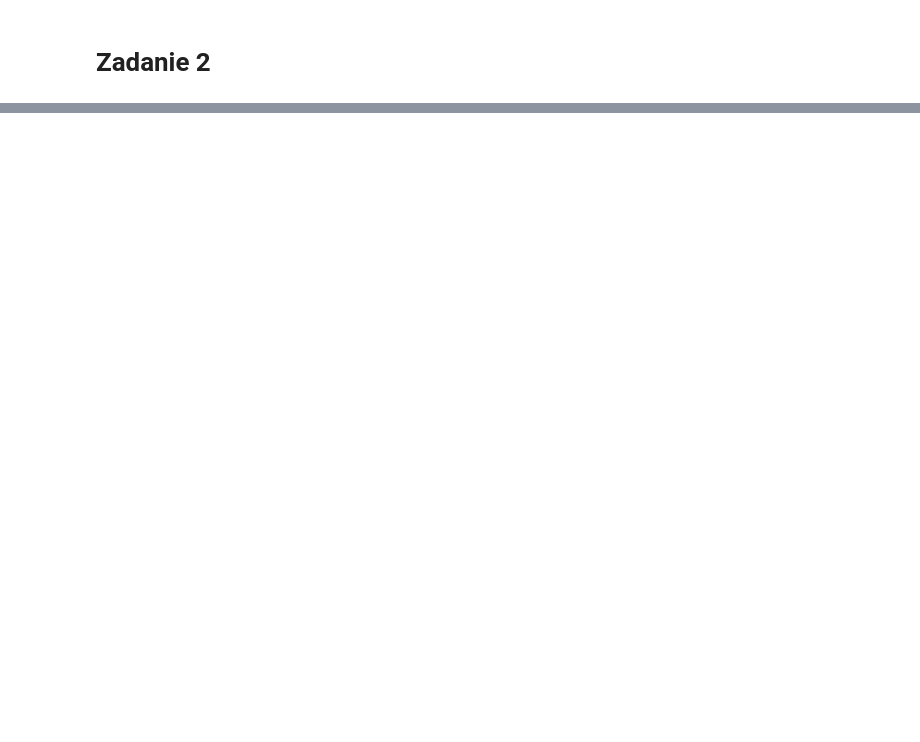
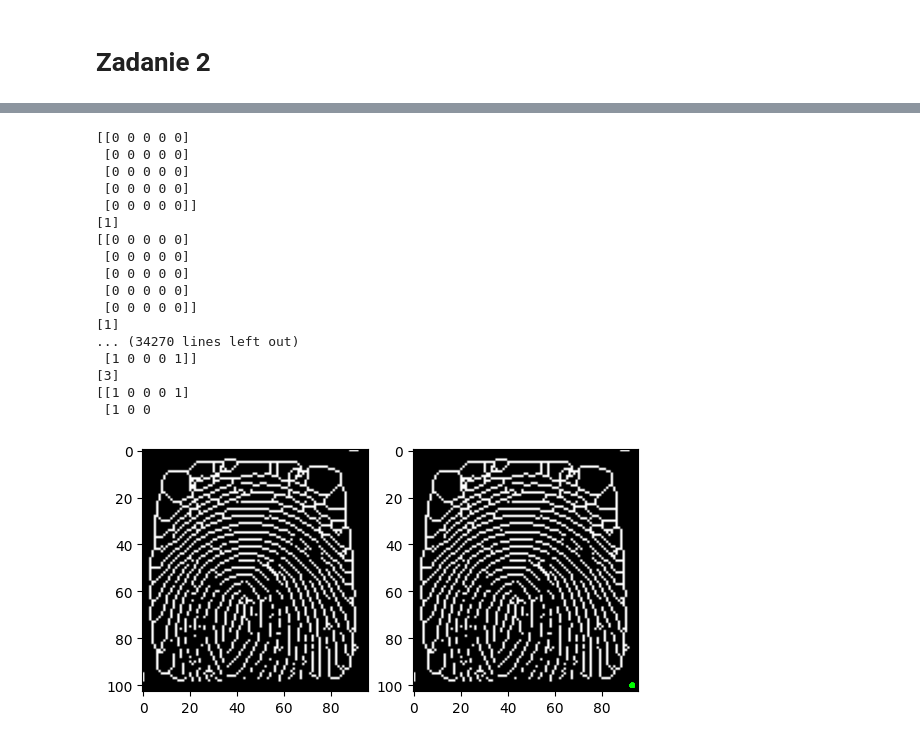
Before and after one commit to MuskoM/biometry-masters-class, a Jupyter notebook: ps4/ps4.ipynb, the cells around one changed output, grey strips where cells are left out. Cells and saved outputs as stored; diff of their text form; code cells hidden in the pictures; blank space fills up the shorter version.

```diff
--- a/ps4/ps4.ipynb
+++ b/ps4/ps4.ipynb
@@ -344,0 +377,6 @@ feature_vector1, feature_vector2
+# %%
+classifier = MLPClassifier(hidden_layer_sizes=(150,100,50), max_iter=100,solver='lbfgs',random_state=1)
+
+train_set, decision_set = prepare_train_set()
+classifier.fit(train_set, decision_set)
+train_set, decision_set
@@ -344,0 +401,6 @@ feature_vector1, feature_vector2
+# %%
+subject_folder_iter = Path.cwd().joinpath('data').joinpath('1').iterdir()
+file_1 = next(subject_folder_iter)
+image1 = cv.imread(str(file_1))
+fingerprint_skeletonize1 = preprocessing(image1)
+draw_compare(image1, fingerprint_skeletonize1)
@@ -344,0 +409,46 @@ feature_vector1, feature_vector2
+# %%
+fig, (ax1, ax2) = plt.subplots(ncols=2)
+ax1.imshow(fingerprint_skeletonize1, cmap='gray')
+ax2.imshow(fingerprint_skeletonize1, cmap='gray')
+fingerprint_skeletonize1 = fingerprint_skeletonize1.astype('uint8')
+X,Y = fingerprint_skeletonize1.shape
+minutae = {
+    'end_begin': [],
+    'bifurcations':[],
+}
+for x in range(2, X-2):
+    for y in range(2, Y-2):
+        # Get kernel for X,Y
+        kernel_place = np.array(fingerprint_skeletonize1[x-2:x+3,y-2:y+3])
+        print(kernel_place)
+        result = classifier.predict([np.ravel(kernel_place)])
+        print(result)
+        if result == 1:
+            minutae['end_begin'].append((y,x))
+        elif result == 2:
+            minutae['bifurcations'].append((y,x))
+minutae['end_begin'] =  minutae['end_begin'][0::100]
+minutae['bifurcations'] =  minutae['bifurcations'][0::100]
+for m in minutae['end_begin']:
+    ax2.add_patch(Circle(m, radius=0.8, color='red'))
+for m in minutae['bifurcations']:
+    ax2.add_patch(Circle(m, radius=0.8, color='lime'))
+# %% [output]
+[[0 0 0 0 0]
+ [0 0 0 0 0]
+ [0 0 0 0 0]
+ [0 0 0 0 0]
+ [0 0 0 0 0]]
+[1]
+[[0 0 0 0 0]
+ [0 0 0 0 0]
+ [0 0 0 0 0]
+ [0 0 0 0 0]
+ [0 0 0 0 0]]
+[1]
+... (34270 lines left out)
+ [1 0 0 0 1]]
+[3]
+[[1 0 0 0 1]
+ [1 0 0
+[figure, added]
```
Also changed, not shown: parts of 8 cells of this notebook.
